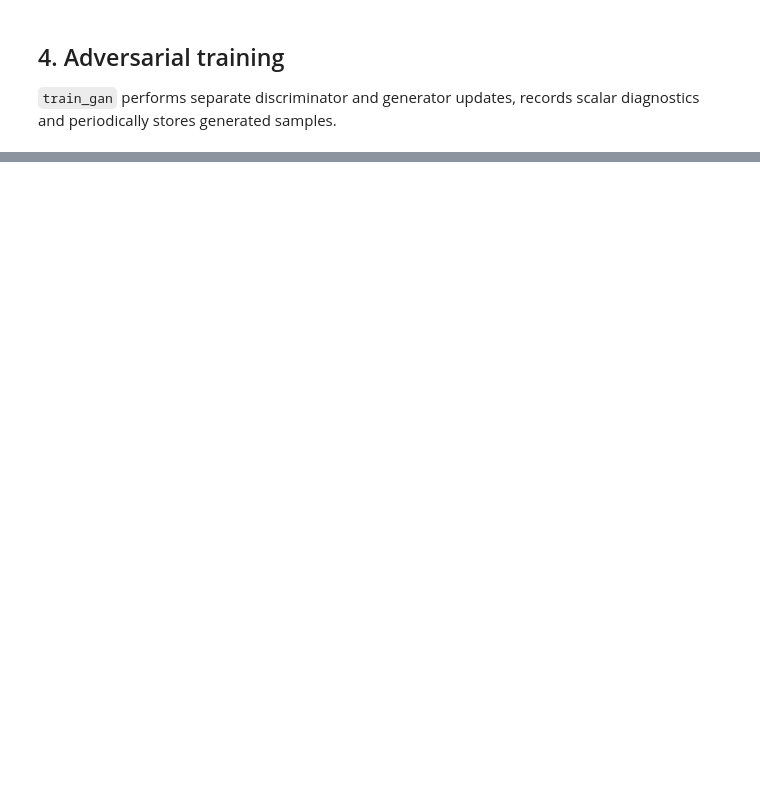
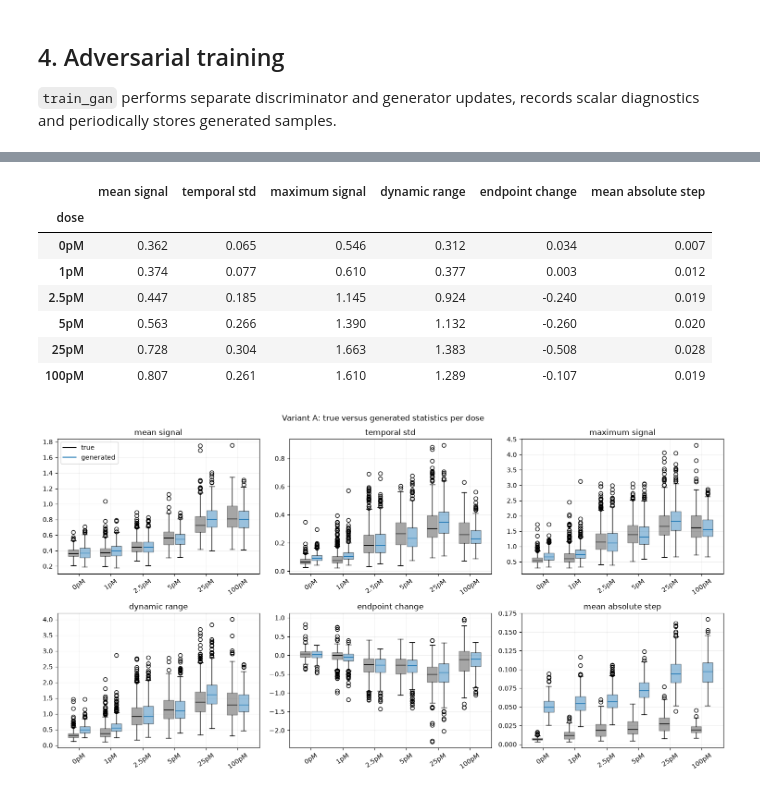
Before and after one commit to lohex/DeeplearningExamples, a Jupyter notebook: projects/pytorch_cdgan/notebooks/cdgan.ipynb, the cells around one changed output, grey strips where cells are left out. Drawn from its saved outputs; the diff is of its cells as text; code cells hidden in the pictures; blank space fills up the shorter version.

```diff
--- a/projects/pytorch_cdgan/notebooks/cdgan.ipynb
+++ b/projects/pytorch_cdgan/notebooks/cdgan.ipynb
@@ -94,0 +146,76 @@ figure.tight_layout()
+# %%
+feature_columns = [
+    "mean signal",
+    "temporal std",
+    "maximum signal",
+    "dynamic range",
+    "endpoint change",
+    "mean absolute step",
+]
+dose_order = list(dose_names)
+
+# Same definitions as 01_data_visualization: endpoint change compares
+# the means of the final and initial 12 measurements.
+true_features = pd.DataFrame({"dose": doses})
+true_features["mean signal"] = trajectories.mean(axis=1)
+true_features["temporal std"] = trajectories.std(axis=1)
+true_features["maximum signal"] = trajectories.max(axis=1)
+true_features["dynamic range"] = np.ptp(trajectories, axis=1)
+true_features["endpoint change"] = trajectories[:, -12:].mean(axis=1) - trajectories[:, :12].mean(axis=1)
+true_features["mean absolute step"] = np.abs(np.diff(trajectories, axis=1)).mean(axis=1)
+
+def sample_model_by_dose(model):
+    generated, labels = [], []
+    model.eval()
+    with torch.no_grad():
+        for dose_id, n_samples in enumerate(dose_counts):
+            labels_for_dose = torch.full((int(n_samples),), dose_id, dtype=torch.long, device=device)
+            generated.append(model(torch.randn(int(n_samples), NOISE_SIZE, device=device), labels_for_dose).squeeze(1).cpu().numpy())
+            labels.append(np.full(int(n_samples), dose_names[dose_id], dtype=object))
+    return np.concatenate(generated), np.concatenate(labels)
+
+def trajectory_features(x, labels):
+    frame = pd.DataFrame({"dose": labels})
+    frame["mean signal"] = x.mean(axis=1)
+    frame["temporal std"] = x.std(axis=1)
+    frame["maximum signal"] = x.max(axis=1)
+    frame["dynamic range"] = np.ptp(x, axis=1)
+    frame["endpoint change"] = x[:, -12:].mean(axis=1) - x[:, :12].mean(axis=1)
+    frame["mean absolute step"] = np.abs(np.diff(x, axis=1)).mean(axis=1)
+    return frame
+
+def plot_feature_comparison(true_frame, generated_frame, title):
+    fig, axes = plt.subplots(2, 3, figsize=(15, 8), sharex=False)
+    for feature, axis in zip(feature_columns, axes.flat):
+        values = [
+            [true_frame.loc[true_frame.dose == dose, feature].to_numpy() for dose in dose_order],
+            [generated_frame.loc[generated_frame.dose == dose, feature].to_numpy() for dose in dose_order],
+        ]
+        positions = np.arange(len(dose_order))
+        axis.boxplot(values[0], positions=positions - 0.18, widths=0.32, patch_artist=True,
+                     boxprops={"facecolor": "black", "alpha": 0.35}, medianprops={"color": "black"})
+        axis.boxplot(values[1], positions=positions + 0.18, widths=0.32, patch_artist=True,
+                     boxprops={"facecolor": "tab:blue", "alpha": 0.45}, medianprops={"color": "tab:blue"})
+        axis.set_title(feature)
+        axis.set_xticks(positions, dose_order, rotation=35)
+        axis.grid(alpha=0.2)
+    axes[0, 0].plot([], [], color="black", label="true")
+    axes[0, 0].plot([], [], color="tab:blue", label="generated")
+    axes[0, 0].legend()
+    fig.suptitle(title)
+    fig.tight_layout()
+
+generated_a, generated_a_doses = sample_model_by_dose(generator)
+features_a = trajectory_features(generated_a, generated_a_doses)
+plot_feature_comparison(true_features, features_a, "Variant A: true versus generated statistics per dose")
+true_features.groupby("dose")[feature_columns].median().reindex(dose_order).round(3)
+# %% [output]
+|  | mean signal | temporal std | maximum signal | dynamic range | endpoint change | mean absolute step |
+| dose |  |  |  |  |  |  |
+| 0pM | 0.362 | 0.065 | 0.546 | 0.312 | 0.034 | 0.007 |
+| 1pM | 0.374 | 0.077 | 0.610 | 0.377 | 0.003 | 0.012 |
+| 2.5pM | 0.447 | 0.185 | 1.145 | 0.924 | -0.240 | 0.019 |
+| 5pM | 0.563 | 0.266 | 1.390 | 1.132 | -0.260 | 0.020 |
+| 25pM | 0.728 | 0.304 | 1.663 | 1.383 | -0.508 | 0.028 |
+| 100pM | 0.807 | 0.261 | 1.610 | 1.289 | -0.107 | 0.019 |
+[figure, added]
```
Also changed, not shown: parts of 29 cells of this notebook, 49 other files.
